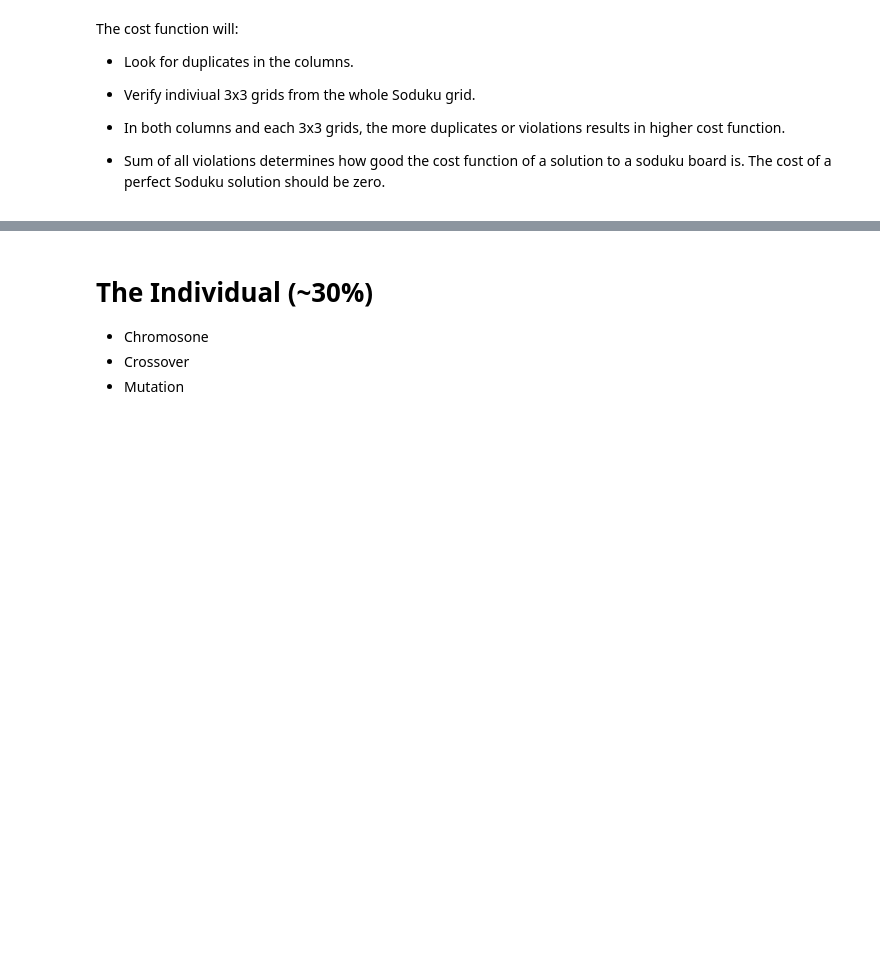
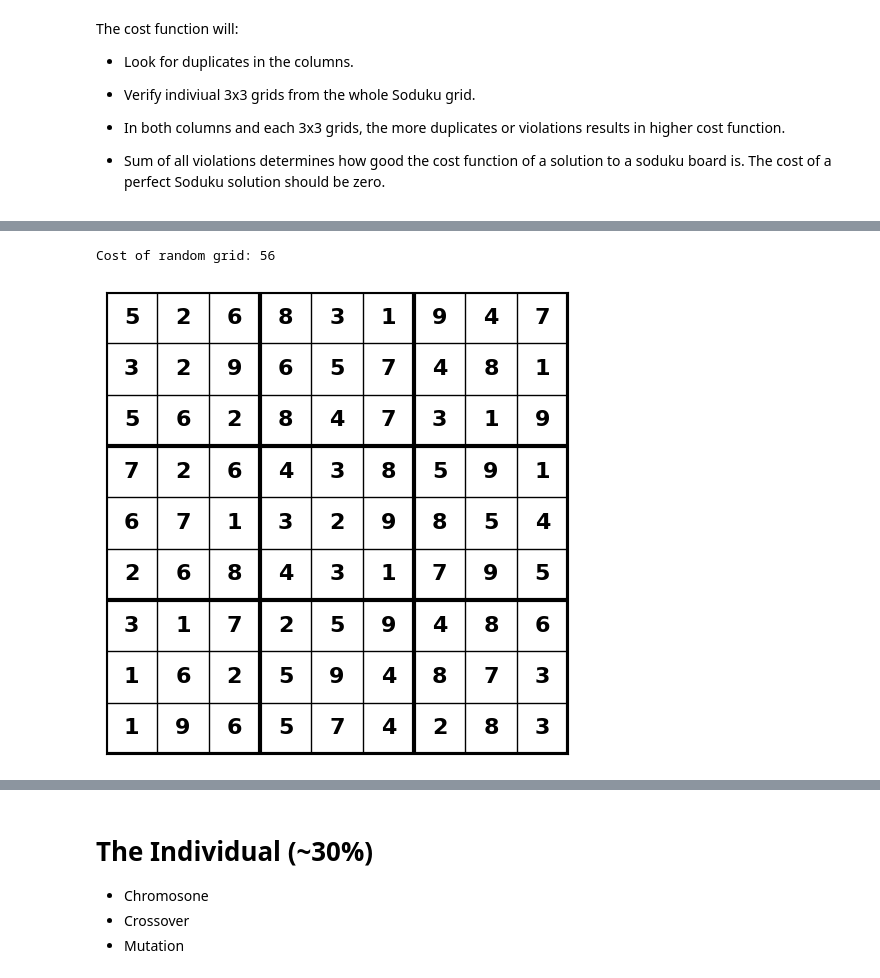
Before and after one commit to RewGuardiano/AI_Module_Assignment, a Jupyter notebook: RewGuardiano_Genetic_Algorithm_Assignment_(1).ipynb, the cells around one changed output, grey strips where cells are left out. Cells and saved outputs as stored; diff of their text form; code cells hidden in the pictures; blank space fills up the shorter version.

```diff
--- a/RewGuardiano_Genetic_Algorithm_Assignment_(1).ipynb
+++ b/RewGuardiano_Genetic_Algorithm_Assignment_(1).ipynb
@@ -56,7 +56,7 @@ import numpy as np
 import random
 import matplotlib.pyplot as plt
 
-def generate_indiviual():
+def generate_individual():
   sudoku = np.zeros((9,9), dtype=int)  # Initialize empty grid
   for i in range(9):
     numbers = list(range(1,10))
@@ -204,0 +86,53 @@ The code above:
+# %%
+class SudokuProblem:
+    def __init__(self):
+        self.grid_size = 9
+        self.subgrid_size = 3
+        self.min_value = 1
+        self.max_value = 9
+        self.cost_function = self.sudoku_cost
+        self.acceptable_cost = 0
+
+    def sudoku_cost(self, sudoku):
+        conflicts = 0
+        # Check columns
+        for col in range(9):
+            conflicts += 9 - len(np.unique(sudoku[:, col]))
+        # Check 3x3 subgrids
+        for i in range(0, 9, 3):
+            for j in range(0, 9, 3):
+                subgrid = sudoku[i:i+3, j:j+3].flatten()
+                conflicts += 9 - len(np.unique(subgrid))
+        return conflicts
+
+# Visualization function
+def visualize_sudoku(sudoku):
+    fig, ax = plt.subplots(figsize=(6, 6))
+    ax.set_aspect("equal")
+    for i in range(10):
+        lw = 1 if i % 3 != 0 else 3
+        ax.plot([i, i], [0, 9], color="black", linewidth=lw)
+        ax.plot([0, 9], [i, i], color="black", linewidth=lw)
+    ax.set_xticks([])
+    ax.set_yticks([])
+    ax.set_xticklabels([])
+    ax.set_yticklabels([])
+    for i in range(9):
+        for j in range(9):
+            num = sudoku[i, j]
+            if num != 0:
+                ax.text(j + 0.5, 8.5 - i, str(num), ha='center', va='center',
+                        fontsize=16, fontweight='bold')
+    plt.xlim(0, 9)
+    plt.ylim(0, 9)
+    plt.show()
+
+# Test the cost function
+prob = SudokuProblem()
+test_grid = generate_individual()
+cost = prob.cost_function(test_grid)
+print(f"Cost of random grid: {cost}")
+visualize_sudoku(test_grid)
+# %% [output]
+Cost of random grid: 56
+[figure, added]
```
Also changed, not shown: parts of 9 cells of this notebook.
